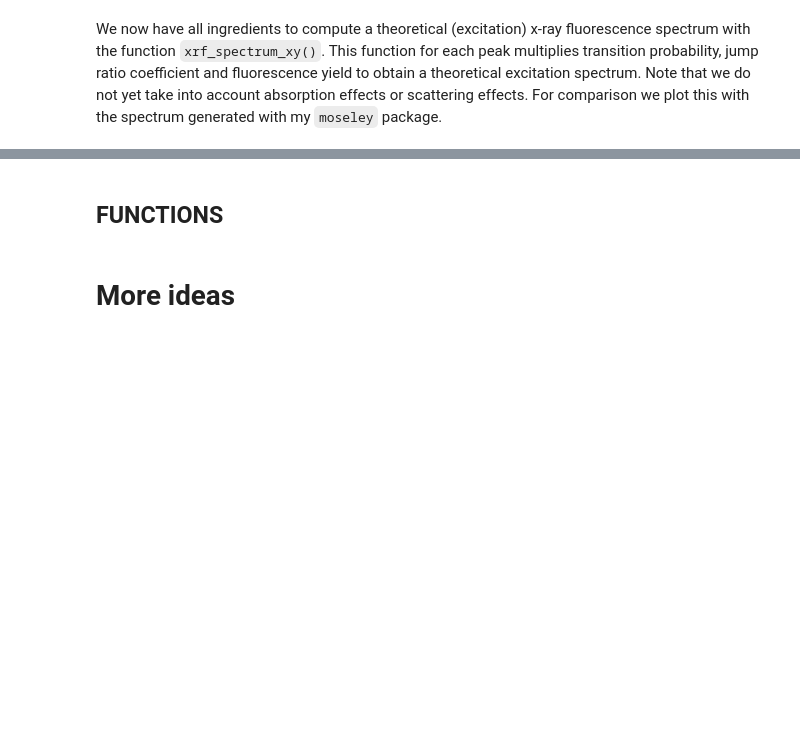
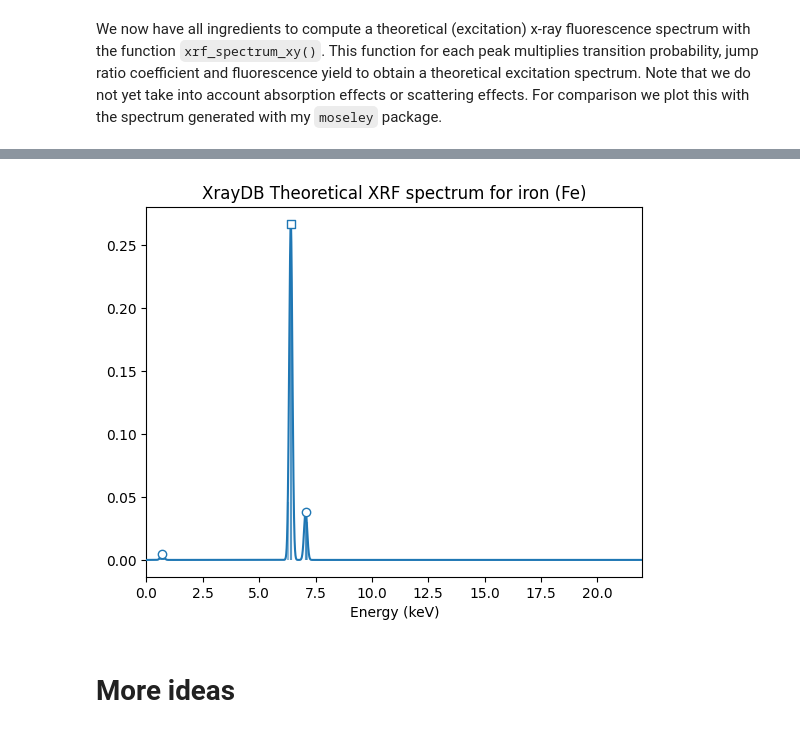
Before and after one commit to fligt/moseley, a Jupyter notebook: notebooks/20_xrf-physics-the-gory-details.ipynb, the cells around one changed output, grey strips where cells are left out. Drawn from its saved outputs; the diff is of its cells as text; code cells hidden in the pictures; blank space fills up the shorter version.

```diff
--- a/notebooks/20_xrf-physics-the-gory-details.ipynb
+++ b/notebooks/20_xrf-physics-the-gory-details.ipynb
@@ -225,2 +199,0 @@ plt.tight_layout()
-# %% [markdown]
-## FUNCTIONS
@@ -347,3 +200,11 @@ def get_element_spectra(elements, x_keVs, excitation_energy_keV):
+# %%
+fig, ax = plt.subplots()
+
+Fe_xrf.plot_spectrum(ax=ax)
+ax.set_title(f'XrayDB Theoretical XRF spectrum for iron (Fe)')
+ax.set_xlim([0, 22]);
+# %% [output]
+[figure, added]
 # %% [markdown]
 # More ideas
 # %% [markdown]
```
Also changed, not shown: parts of 11 cells of this notebook, 1 other file.
